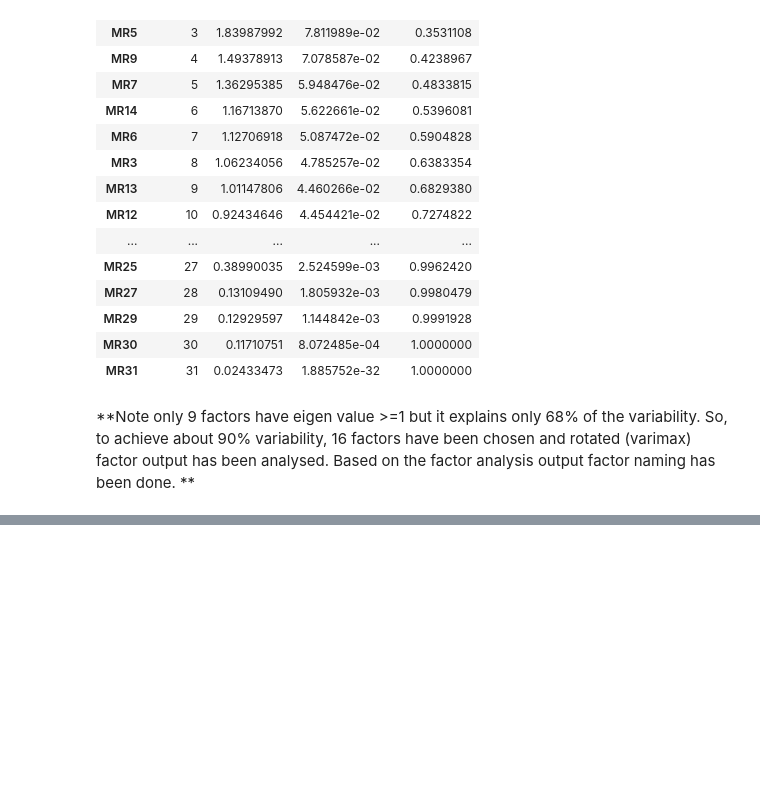
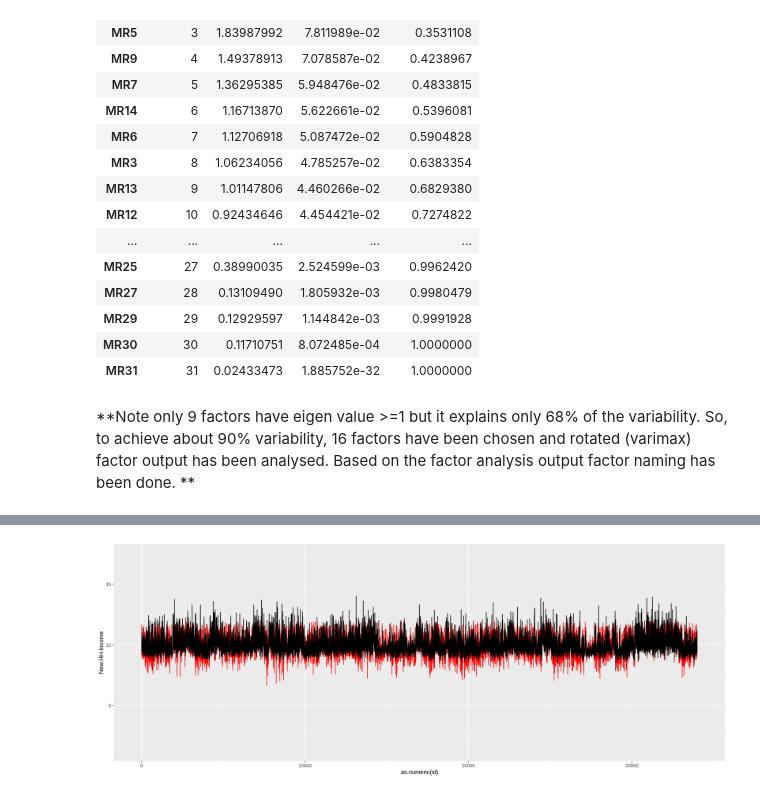
Before and after one commit to prakashsukhwal/Financial-Analytics-GARCH-Factor-Analysis-and-RNN-Models-, a Jupyter notebook: FA_sol_R_translation.ipynb, the cells around one changed output, grey strips where cells are left out. Drawn from its saved outputs; the diff is of its cells as text; code cells hidden in the pictures; blank space fills up the shorter version.

```diff
--- a/FA_sol_R_translation.ipynb
+++ b/FA_sol_R_translation.ipynb
@@ -358,0 +504,4 @@ A data.frame: 31 × 16
+# %%
+test_set$pred = predictTest
+test_set$id = rownames(test_set)
+head(test_set)
@@ -358,0 +518,5 @@ A data.frame: 31 × 16
+# %%
+options(repr.plot.width=16, repr.plot.height=6)
+sorted_income = test_set %>%
+arrange(old.Income)
+head(sorted_income)
@@ -358,0 +533,5 @@ A data.frame: 31 × 16
+# %%
+sorted_income%>%
+ggplot(aes(x= as.numeric(id), y= New.HH.Income)) +geom_line(colour="red")+ geom_line(aes(y=pred))+ ylim(5, 18)
+# %% [output]
+[figure, added]
```
Also changed, not shown: parts of 21 cells of this notebook.
